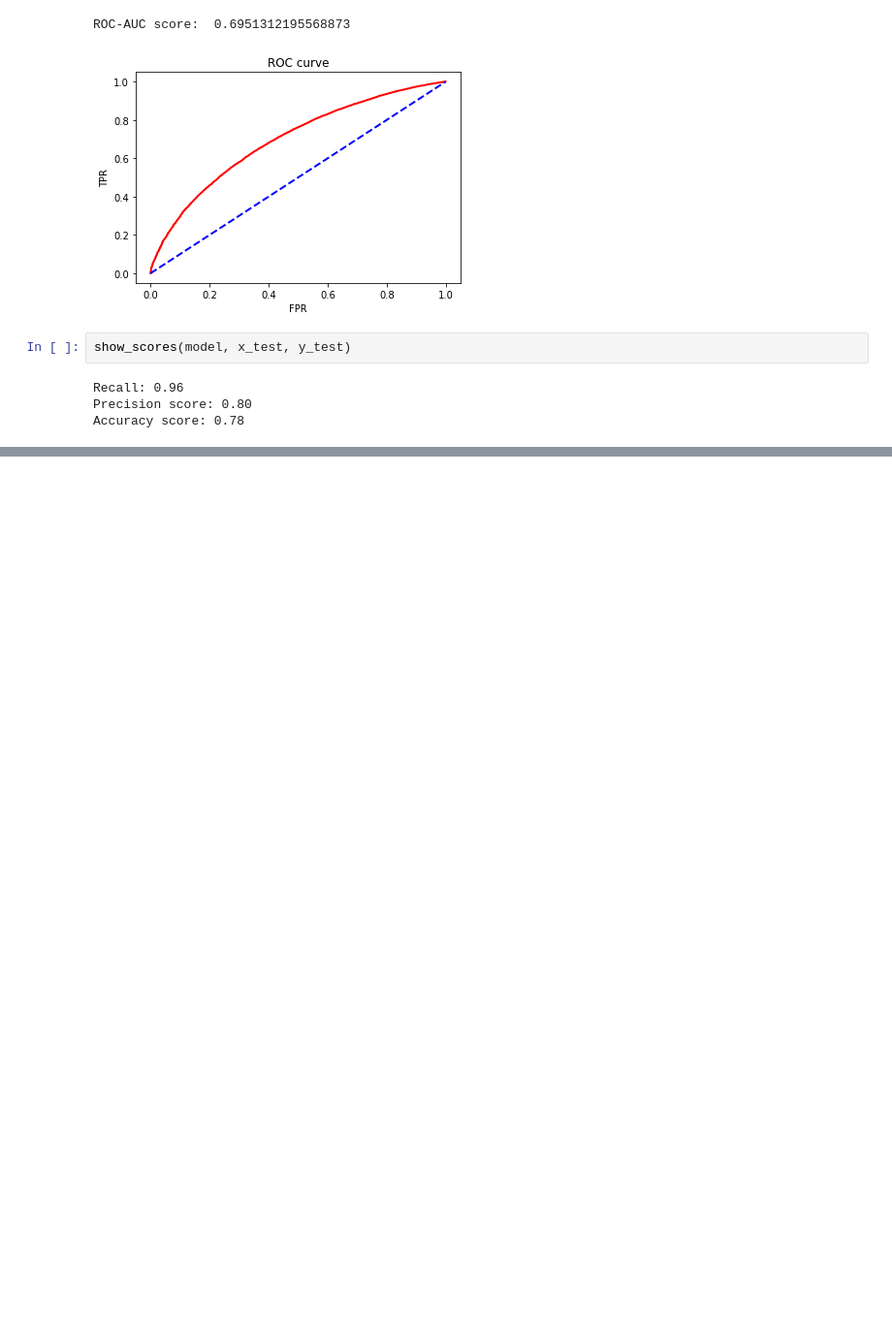
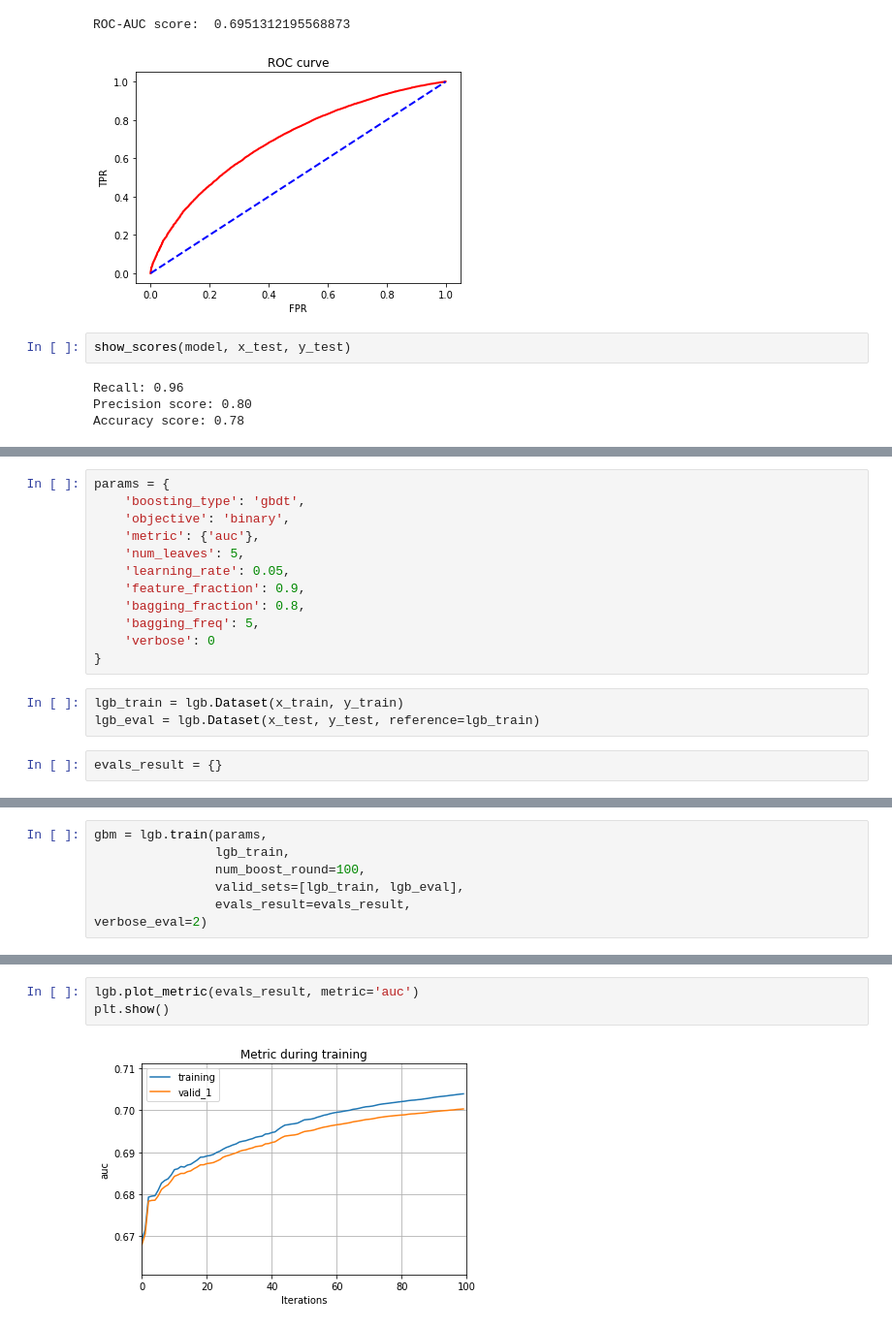
Before and after one commit to Anastasiyabordak/ODS_training, a Jupyter notebook: Models.ipynb, the cells around one changed output, grey strips where cells are left out. Shown: that part at 97% size. Saved outputs shown, nothing was run; the diff lists cells and outputs as text; blank space fills up the shorter version.

```diff
--- a/Models.ipynb
+++ b/Models.ipynb
@@ -863,0 +868,17 @@ Accuracy score: 0.78
+# %%
+params = {
+    'boosting_type': 'gbdt',
+    'objective': 'binary',
+    'metric': {'auc'},
+    'num_leaves': 5,
+    'learning_rate': 0.05,
+    'feature_fraction': 0.9,
+    'bagging_fraction': 0.8,
+    'bagging_freq': 5,
+    'verbose': 0
+}
+# %%
+lgb_train = lgb.Dataset(x_train, y_train)
+lgb_eval = lgb.Dataset(x_test, y_test, reference=lgb_train)
+# %%
+evals_result = {}
@@ -863,0 +890,7 @@ Accuracy score: 0.78
+# %%
+gbm = lgb.train(params,
+                lgb_train,
+                num_boost_round=100,
+                valid_sets=[lgb_train, lgb_eval],
+                evals_result=evals_result,
+verbose_eval=2)
@@ -863,0 +915,5 @@ Accuracy score: 0.78
+# %%
+lgb.plot_metric(evals_result, metric='auc')
+plt.show()
+# %% [output]
+[figure, added]
```
Also changed, not shown: parts of 6 cells of this notebook.
